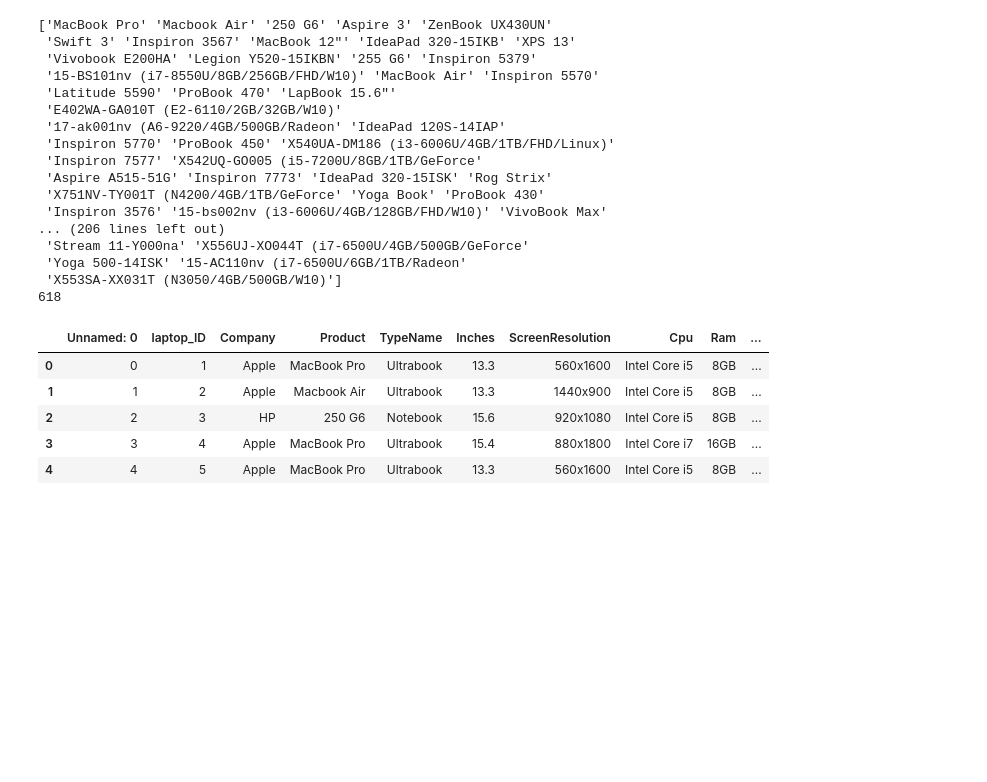
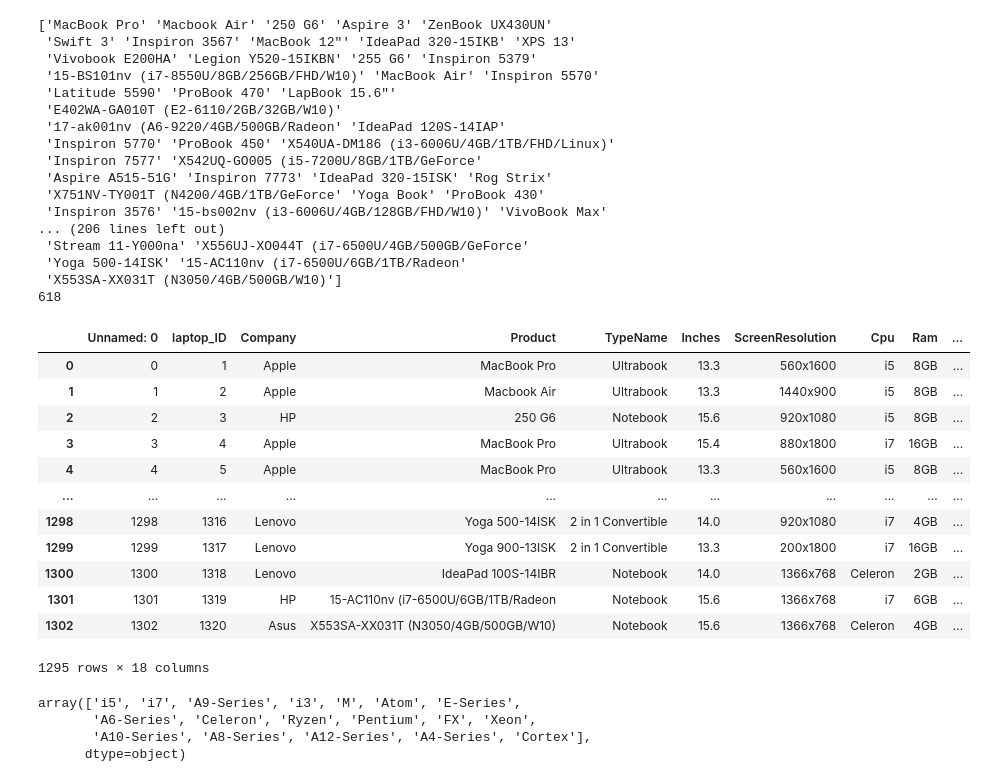
Before and after one commit to jamesjhjung/Laptop-Price-Prediction-Project, a Jupyter notebook: Feature Engineering.ipynb, the cells around one changed output. Drawn from its saved outputs; the diff is of its cells as text; code cells hidden in the pictures; blank space fills up the shorter version.

```diff
--- a/Feature Engineering.ipynb
+++ b/Feature Engineering.ipynb
@@ -54,23 +54,64 @@ df['ScreenResolution'] = df['ScreenResolution'].str.replace(' ', '')
 # %%
 # cpu
 # performance and price of CPUs are similar in the same "series"
-# keeping the first 1 "word" to reduce unique values
-df['Cpu'] = df['Cpu'].str.split().str[:1].str.join(sep = ' ')
+# removing 'core'
+df['Cpu'] = df['Cpu'].str.replace('Core', '')
+# keeping the first 3 "words" to reduce unique values
+df['Cpu'] = df['Cpu'].str.split().str[:2].str.join(sep = ' ')
+
+# creating new column for cpu brand and dropping it from cpu column
+df['Cpu_brand'] = df['Cpu'].str.split().str[0]
+df['Cpu'] = df['Cpu'].str.split().str[1:].str.join(sep = ' ')
-# %%
-# memory
-# changing 1.0 to 1
-df['Memory'] = df['Memory'].str.replace('1.0', '1')
+# %%
+# memory
+# creating column for presence of ssd
+df['ssd'] = np.where(df['Memory'].str.contains('ssd|hybrid', case = False, na = False), 1, 0)
+
+# changing 1tb to 1024gb, 2tb to 2048gb, dropping gb
+df['Memory'] = df['Memory'].str.replace('1.0', '1', regex = False)
+df['Memory'] = df['Memory'].str.replace('1TB', '1024')
+df['Memory'] = df['Memory'].str.replace('2TB', '2048')
+df['Memory'] = df['Memory'].str.replace('GB', '')
+
+# keeping memory size only (add if more than one)
+df['Memory'] = df['Memory'].str.split().apply(lambda x: [a for a in x if a.isdigit()])
+df['Memory'] = df['Memory'].apply(lambda x: [int(a) for a in x])
+df['Memory'] = df['Memory'].apply(lambda x: sum(x))
 # %%
 # gpu
 # performance and price of each unique GPU is similar in the same "series" for laptops
-# keeping the first 1 "word" to reduce unique values
-df['Gpu'] = df['Gpu'].str.split().str[:1].str.join(sep = ' ')
+# keeping the first 3 "words" to reduce unique values
+df['Gpu'] = df['Gpu'].str.split().str[:2].str.join(sep = ' ')
+
+# creating new column for gpu brand and dropping it from gpu column
+df['Gpu_brand'] = df['Gpu'].str.split().str[0]
+df['Gpu'] = df['Gpu'].str.split().str[1:].str.join(sep = ' ')
-# %%
-df.head()
-# %% [output]
-|  | Unnamed: 0 | laptop_ID | Company | Product | TypeName | Inches | ScreenResolution | Cpu | Ram | ... |
-| 0 | 0 | 1 | Apple | MacBook Pro | Ultrabook | 13.3 | 560x1600 | Intel Core i5 | 8GB | ... |
-| 1 | 1 | 2 | Apple | Macbook Air | Ultrabook | 13.3 | 1440x900 | Intel Core i5 | 8GB | ... |
-| 2 | 2 | 3 | HP | 250 G6 | Notebook | 15.6 | 920x1080 | Intel Core i5 | 8GB | ... |
-| 3 | 3 | 4 | Apple | MacBook Pro | Ultrabook | 15.4 | 880x1800 | Intel Core i7 | 16GB | ... |
-| 4 | 4 | 5 | Apple | MacBook Pro | Ultrabook | 13.3 | 560x1600 | Intel Core i5 | 8GB | ... |
+# %%
+# dropping rows with values of frequency < 5
+counts_col2 = df.groupby('Cpu')['Cpu'].transform(len)
+counts_col3 = df.groupby('Gpu')['Gpu'].transform(len)
+
+mask = (counts_col2 > 3) & (counts_col3 > 3)
+
+df[mask]
+# %% [output]
+|  | Unnamed: 0 | laptop_ID | Company | Product | TypeName | Inches | ScreenResolution | Cpu | Ram | ... |
+| 0 | 0 | 1 | Apple | MacBook Pro | Ultrabook | 13.3 | 560x1600 | i5 | 8GB | ... |
+| 1 | 1 | 2 | Apple | Macbook Air | Ultrabook | 13.3 | 1440x900 | i5 | 8GB | ... |
+| 2 | 2 | 3 | HP | 250 G6 | Notebook | 15.6 | 920x1080 | i5 | 8GB | ... |
+| 3 | 3 | 4 | Apple | MacBook Pro | Ultrabook | 15.4 | 880x1800 | i7 | 16GB | ... |
+| 4 | 4 | 5 | Apple | MacBook Pro | Ultrabook | 13.3 | 560x1600 | i5 | 8GB | ... |
+| ... | ... | ... | ... | ... | ... | ... | ... | ... | ... | ... |
+| 1298 | 1298 | 1316 | Lenovo | Yoga 500-14ISK | 2 in 1 Convertible | 14.0 | 920x1080 | i7 | 4GB | ... |
+| 1299 | 1299 | 1317 | Lenovo | Yoga 900-13ISK | 2 in 1 Convertible | 13.3 | 200x1800 | i7 | 16GB | ... |
+| 1300 | 1300 | 1318 | Lenovo | IdeaPad 100S-14IBR | Notebook | 14.0 | 1366x768 | Celeron | 2GB | ... |
+| 1301 | 1301 | 1319 | HP | 15-AC110nv (i7-6500U/6GB/1TB/Radeon | Notebook | 15.6 | 1366x768 | i7 | 6GB | ... |
+| 1302 | 1302 | 1320 | Asus | X553SA-XX031T (N3050/4GB/500GB/W10) | Notebook | 15.6 | 1366x768 | Celeron | 4GB | ... |
+1295 rows × 18 columns
+# %%
+df['Cpu'].unique()
+# %% [output]
+array(['i5', 'i7', 'A9-Series', 'i3', 'M', 'Atom', 'E-Series',
+       'A6-Series', 'Celeron', 'Ryzen', 'Pentium', 'FX', 'Xeon',
+       'A10-Series', 'A8-Series', 'A12-Series', 'A4-Series', 'Cortex'],
+      dtype=object)
```
Also changed, not shown: 1 other file.
